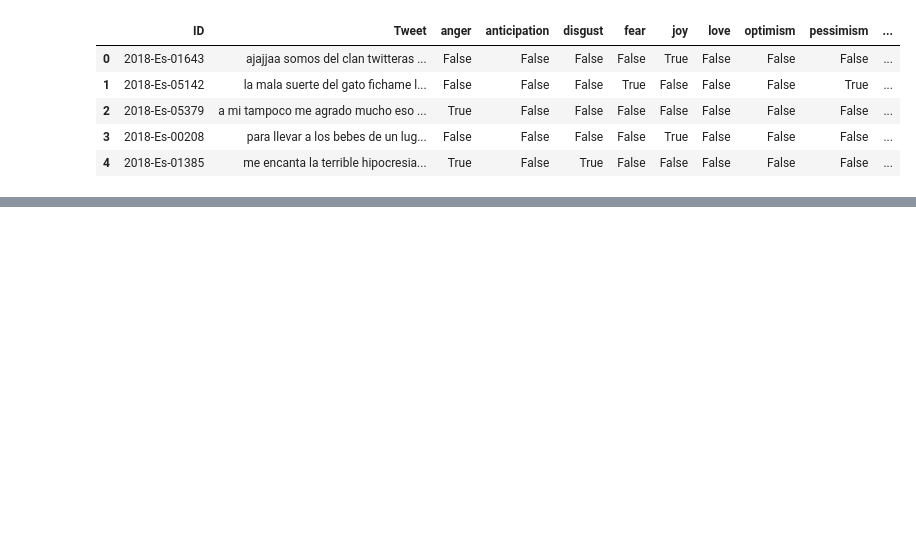
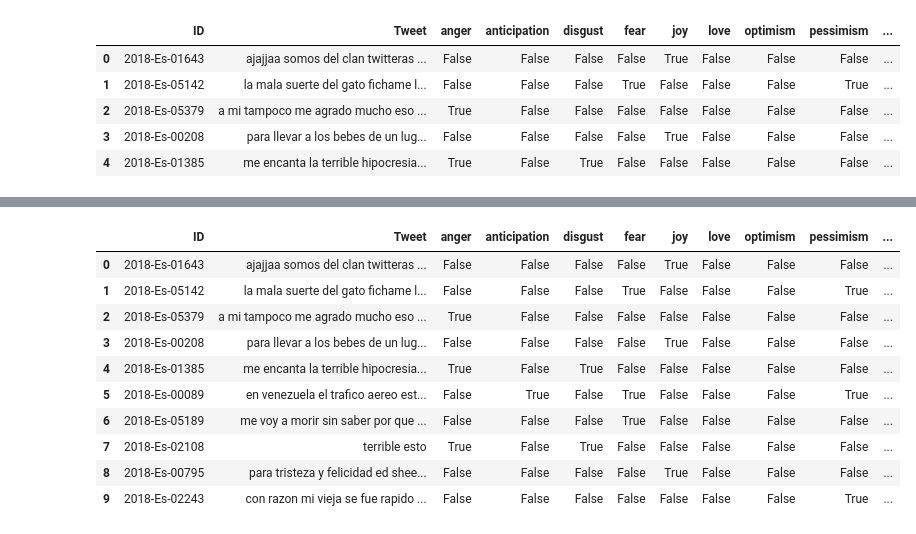
Before and after one commit to javierFerreroM/NLP_Project, a Jupyter notebook: NLP.ipynb, the cells around one changed output, grey strips where cells are left out. Cells and saved outputs as stored; diff of their text form; code cells hidden in the pictures; blank space fills up the shorter version.

```diff
--- a/NLP.ipynb
+++ b/NLP.ipynb
@@ -127,0 +160,14 @@ train_data_balanced
+# %%
+train_clean.head(10)
+# %% [output]
+|  | ID | Tweet | anger | anticipation | disgust | fear | joy | love | optimism | pessimism | ... |
+| 0 | 2018-Es-01643 | ajajjaa somos del clan twitteras ... | False | False | False | False | True | False | False | False | ... |
+| 1 | 2018-Es-05142 | la mala suerte del gato fichame l... | False | False | False | True | False | False | False | True | ... |
+| 2 | 2018-Es-05379 | a mi tampoco me agrado mucho eso ... | True | False | False | False | False | False | False | False | ... |
+| 3 | 2018-Es-00208 | para llevar a los bebes de un lug... | False | False | False | False | True | False | False | False | ... |
+| 4 | 2018-Es-01385 | me encanta la terrible hipocresia... | True | False | True | False | False | False | False | False | ... |
+| 5 | 2018-Es-00089 | en venezuela el trafico aereo est... | False | True | False | True | False | False | False | True | ... |
+| 6 | 2018-Es-05189 | me voy a morir sin saber por que ... | False | False | False | True | False | False | False | False | ... |
+| 7 | 2018-Es-02108 | terrible esto | True | False | True | False | False | False | False | False | ... |
+| 8 | 2018-Es-00795 | para tristeza y felicidad ed shee... | False | False | False | False | True | False | False | False | ... |
+| 9 | 2018-Es-02243 | con razon mi vieja se fue rapido ... | False | False | False | False | False | False | False | True | ... |
```
Also changed, not shown: parts of 25 cells of this notebook.
